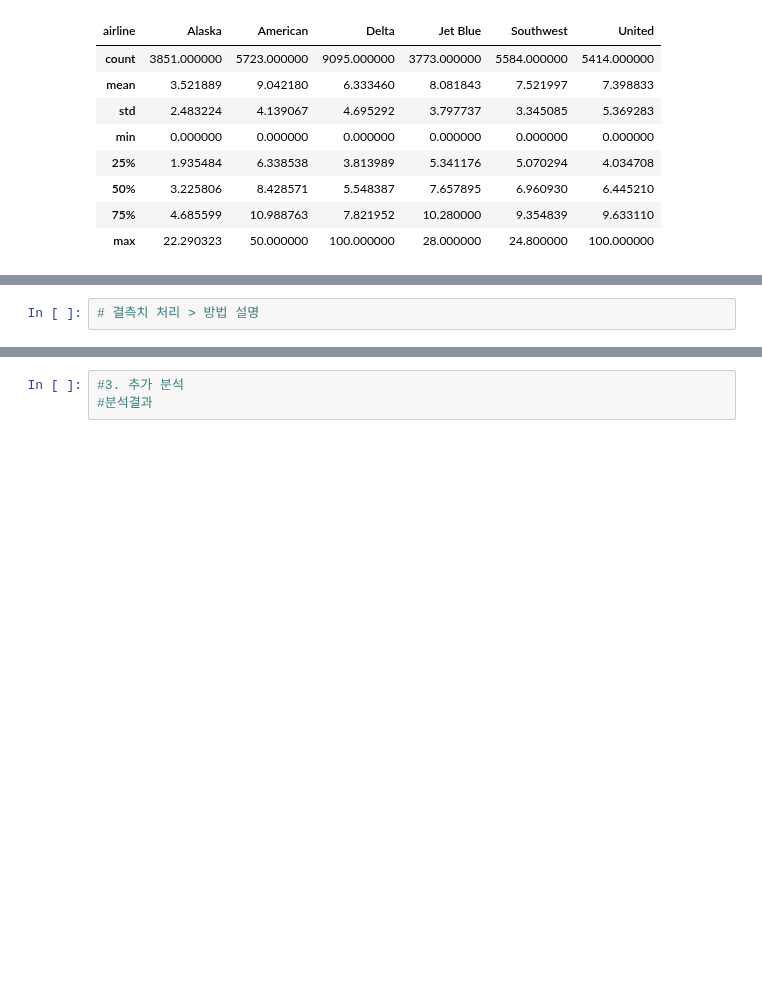
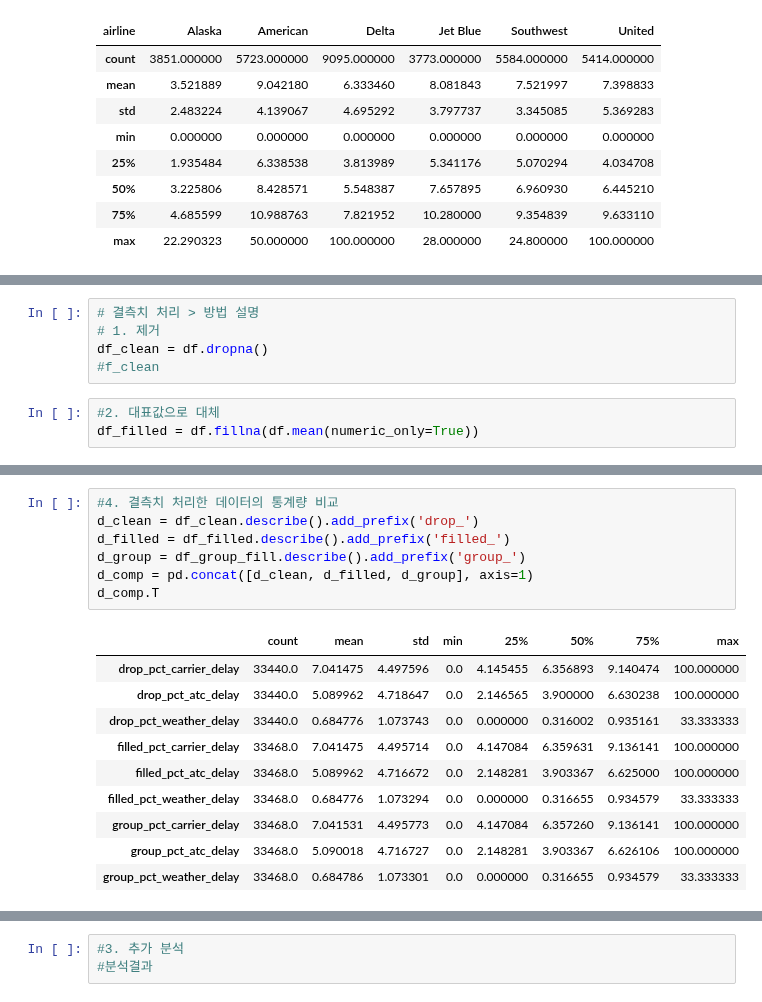
Before and after one commit to yleessam/hipython_rep, a Jupyter notebook: 18_탐색적데이터분석.ipynb, the cells around one changed output, grey strips where cells are left out. Drawn from its saved outputs; the diff is of its cells as text; blank space fills up the shorter version.

```diff
--- a/18_탐색적데이터분석.ipynb
+++ b/18_탐색적데이터분석.ipynb
@@ -105,2 +188,8 @@ df.groupby('airline')['pct_carrier_delay'].describe().T
 # %%
 # 결측치 처리 > 방법 설명
+# 1. 제거
+df_clean = df.dropna()
+#f_clean
+# %%
+#2. 대표값으로 대체
+df_filled = df.fillna(df.mean(numeric_only=True))
@@ -106,0 +208,18 @@ df.groupby('airline')['pct_carrier_delay'].describe().T
+# %%
+#4. 결측치 처리한 데이터의 통계량 비교
+d_clean = df_clean.describe().add_prefix('drop_')
+d_filled = df_filled.describe().add_prefix('filled_')
+d_group = df_group_fill.describe().add_prefix('group_')
+d_comp = pd.concat([d_clean, d_filled, d_group], axis=1)
+d_comp.T
+# %% [output]
+|  | count | mean | std | min | 25% | 50% | 75% | max |
+| drop_pct_carrier_delay | 33440.0 | 7.041475 | 4.497596 | 0.0 | 4.145455 | 6.356893 | 9.140474 | 100.000000 |
+| drop_pct_atc_delay | 33440.0 | 5.089962 | 4.718647 | 0.0 | 2.146565 | 3.900000 | 6.630238 | 100.000000 |
+| drop_pct_weather_delay | 33440.0 | 0.684776 | 1.073743 | 0.0 | 0.000000 | 0.316002 | 0.935161 | 33.333333 |
+| filled_pct_carrier_delay | 33468.0 | 7.041475 | 4.495714 | 0.0 | 4.147084 | 6.359631 | 9.136141 | 100.000000 |
+| filled_pct_atc_delay | 33468.0 | 5.089962 | 4.716672 | 0.0 | 2.148281 | 3.903367 | 6.625000 | 100.000000 |
+| filled_pct_weather_delay | 33468.0 | 0.684776 | 1.073294 | 0.0 | 0.000000 | 0.316655 | 0.934579 | 33.333333 |
+| group_pct_carrier_delay | 33468.0 | 7.041531 | 4.495773 | 0.0 | 4.147084 | 6.357260 | 9.136141 | 100.000000 |
+| group_pct_atc_delay | 33468.0 | 5.090018 | 4.716727 | 0.0 | 2.148281 | 3.903367 | 6.626106 | 100.000000 |
+| group_pct_weather_delay | 33468.0 | 0.684786 | 1.073301 | 0.0 | 0.000000 | 0.316655 | 0.934579 | 33.333333 |
```
Also changed, not shown: parts of 28 cells of this notebook.
